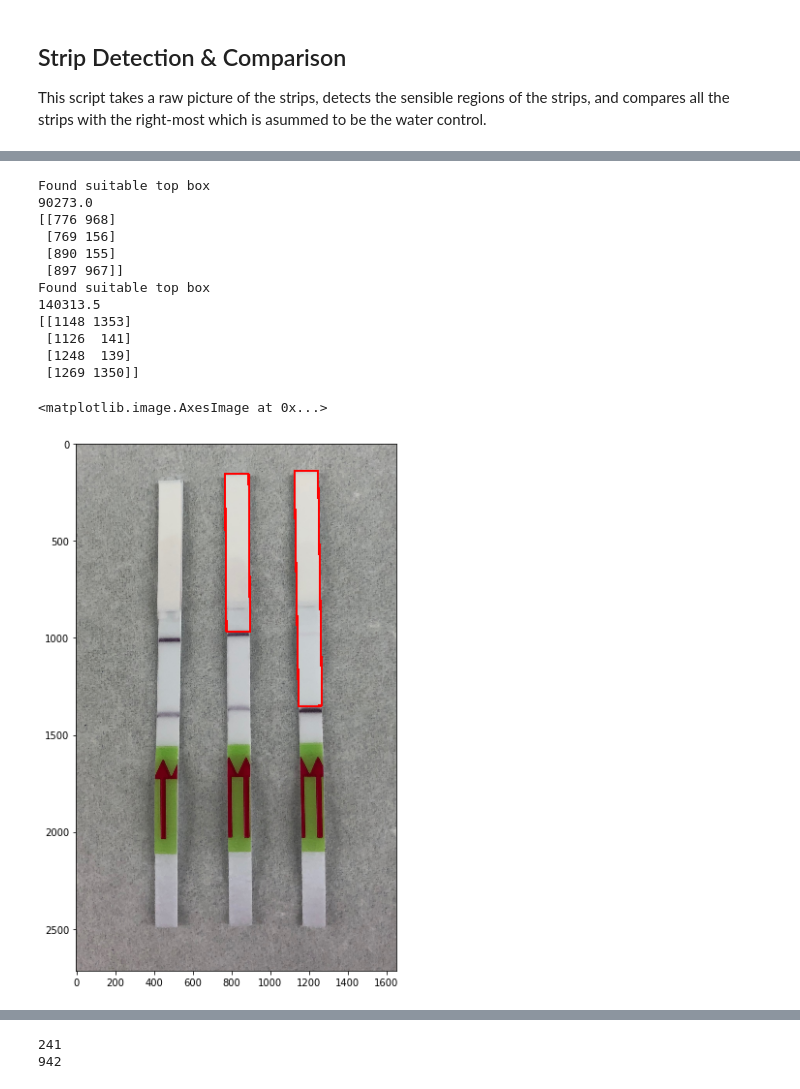
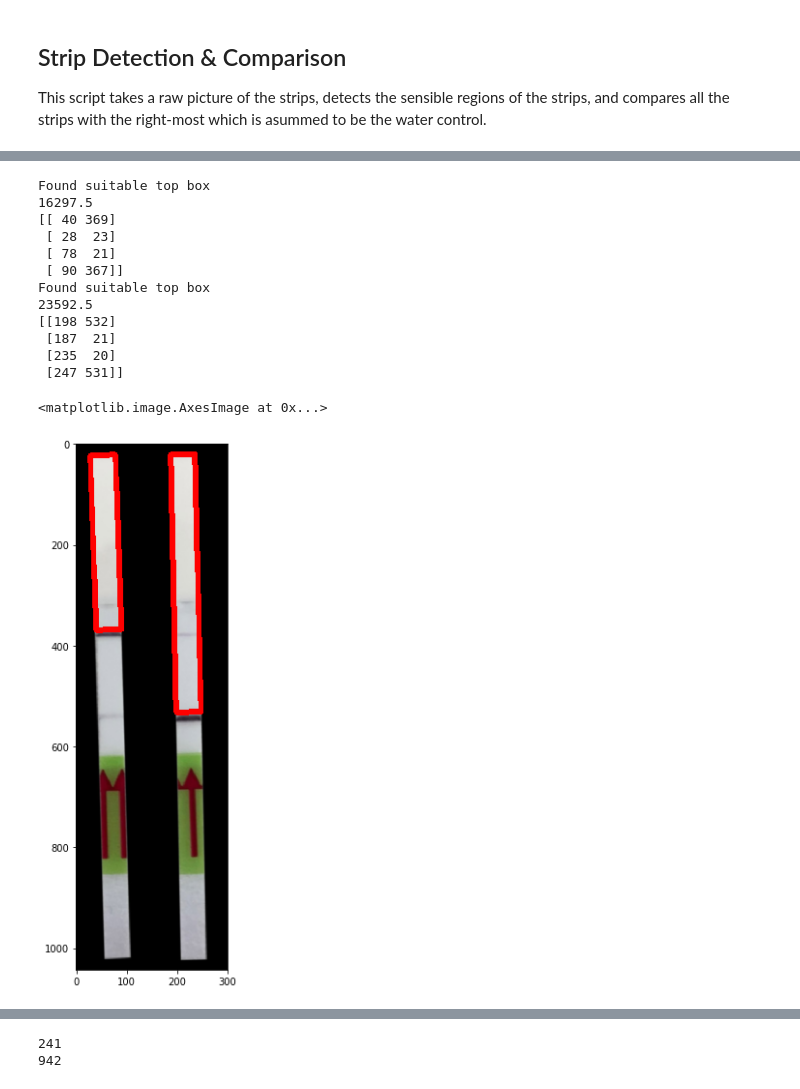
Before and after one commit to broadinstitute/HandLens-1.0.0, a Jupyter notebook: notebooks/Strip Detection and Comparison v2.ipynb, the cells around one changed output, grey strips where cells are left out. Drawn from its saved outputs; the diff is of its cells as text; code cells hidden in the pictures.

```diff
--- a/notebooks/Strip Detection and Comparison v2.ipynb
+++ b/notebooks/Strip Detection and Comparison v2.ipynb
@@ -37,8 +37,9 @@ stripHoldY = 950
 # Percentage of the margins to be removed
 marginFraction = 0.2
 # %%
-# filename = 'strips6.png'
-filename = 'strips13a.png'
+# filename = 'images/strips6.jpg'
+# filename = 'images/strips13a.jpg'
+filename = 'images/strips13c.jpg'
 image = cv2.imread(filename)
 image = cv2.GaussianBlur(image, (5,5), 0)
 plt.imshow(cv2.cvtColor(image, cv2.COLOR_BGR2RGB))
@@ -133,46 +134,52 @@ plt.imshow(cv2.cvtColor(thresh, cv2.COLOR_BGR2RGB))
 
 grayscale = cv2.cvtColor(thresh, cv2.COLOR_BGR2GRAY)
 cnts = cv2.findContours(grayscale, cv2.RETR_EXTERNAL, cv2.CHAIN_APPROX_SIMPLE)
 cnts = imutils.grab_contours(cnts)
 
 # Create a copy of the original image to draw the bounding boxes on
 tmp = image.copy()
 
 top_boxes = []
 for c in cnts:
     area = cv2.contourArea(c)
     M = cv2.moments(c)
-    if area < minTopBoxArea or M["m00"] == 0: continue
+#     if area < minTopBoxArea or M["m00"] == 0: continue
+
+    # Parameters for 13c only
+    if area < minTopBoxArea/10 or M["m00"] == 0: continue
 
     rect = cv2.minAreaRect(c)
     box = cv2.boxPoints(rect)
     box = np.int0(box)
 
-    if maxTopY < box[1][1] or maxTopY < box[2][1]: continue
+#     if maxTopY < box[1][1] or maxTopY < box[2][1]: continue
+
+    # Parameters for 13c only
+    if 200 < box[1][1] or 200 < box[2][1]: continue
 
     print("Found suitable top box")
     print(area)
     print(box)
     top_boxes += [box]
 
     tmp = cv2.drawContours(tmp, [box], 0, (0,0,255), 10)
 
 plt.imshow(cv2.cvtColor(tmp, cv2.COLOR_BGR2RGB))
 # %% [output]
 Found suitable top box
-90273.0
-[[776 968]
- [769 156]
- [890 155]
- [897 967]]
+16297.5
+[[ 40 369]
+ [ 28  23]
+ [ 78  21]
+ [ 90 367]]
 Found suitable top box
-140313.5
-[[1148 1353]
- [1126  141]
- [1248  139]
- [1269 1350]]
+23592.5
+[[198 532]
+ [187  21]
+ [235  20]
+ [247 531]]
 <matplotlib.image.AxesImage at 0x...>
-[figure, old version]
+[figure, new version]
 # %%
 # From:
 # https://www.cs.hmc.edu/ACM/lectures/intersections.html
```
Also changed, not shown: parts of 9 cells of this notebook, 37 other files.
